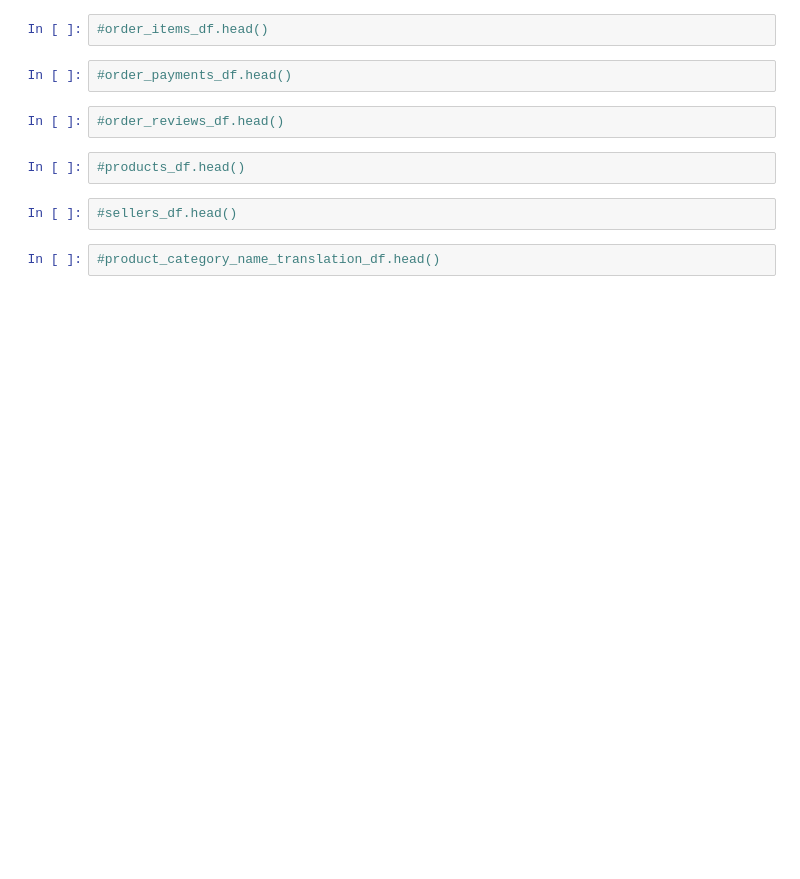
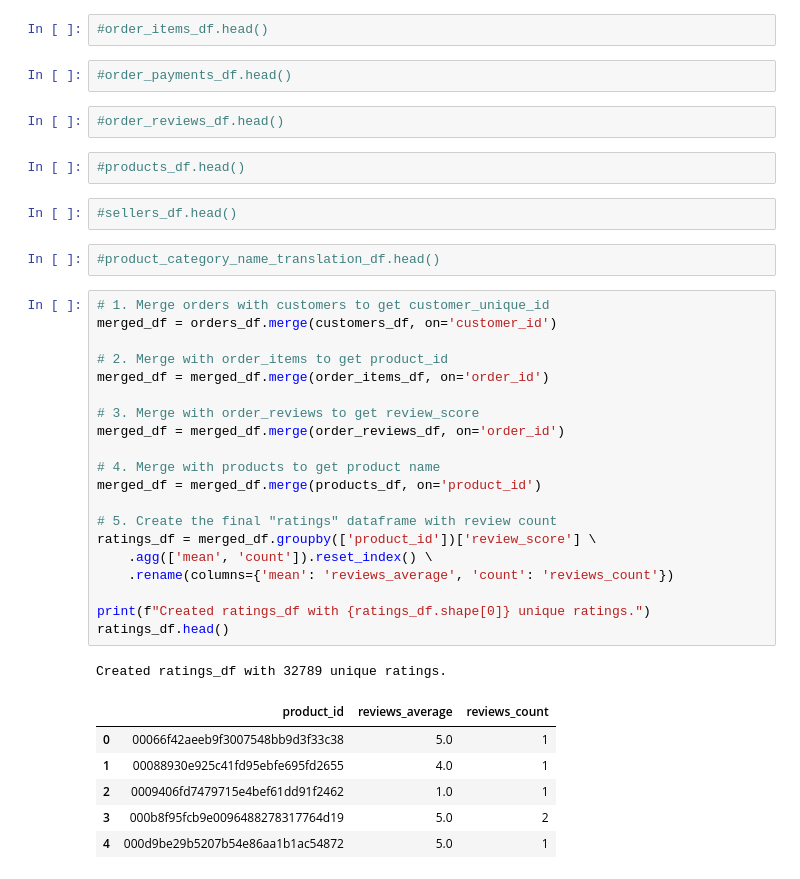
Before and after one commit to LuiisClaudio/mod-cloth, a Jupyter notebook: LuisMartins_CA2.ipynb, the cells around one changed output. Drawn from its saved outputs; the diff is of its cells as text; blank space fills up the shorter version.

```diff
--- a/LuisMartins_CA2.ipynb
+++ b/LuisMartins_CA2.ipynb
@@ -36,3 +46,31 @@ orders_df.head()
 #sellers_df.head()
 # %%
 #product_category_name_translation_df.head()
+# %%
+# 1. Merge orders with customers to get customer_unique_id
+merged_df = orders_df.merge(customers_df, on='customer_id')
+
+# 2. Merge with order_items to get product_id
+merged_df = merged_df.merge(order_items_df, on='order_id')
+
+# 3. Merge with order_reviews to get review_score
+merged_df = merged_df.merge(order_reviews_df, on='order_id')
+
+# 4. Merge with products to get product name
+merged_df = merged_df.merge(products_df, on='product_id')
+
+# 5. Create the final "ratings" dataframe with review count
+ratings_df = merged_df.groupby(['product_id'])['review_score'] \
+    .agg(['mean', 'count']).reset_index() \
+    .rename(columns={'mean': 'reviews_average', 'count': 'reviews_count'})
+
+print(f"Created ratings_df with {ratings_df.shape[0]} unique ratings.")
+ratings_df.head()
+# %% [output]
+Created ratings_df with 32789 unique ratings.
+|  | product_id | reviews_average | reviews_count |
+| 0 | 00066f42aeeb9f3007548bb9d3f33c38 | 5.0 | 1 |
+| 1 | 00088930e925c41fd95ebfe695fd2655 | 4.0 | 1 |
+| 2 | 0009406fd7479715e4bef61dd91f2462 | 1.0 | 1 |
+| 3 | 000b8f95fcb9e0096488278317764d19 | 5.0 | 2 |
+| 4 | 000d9be29b5207b54e86aa1b1ac54872 | 5.0 | 1 |
```
Also changed, not shown: parts of 12 cells of this notebook.
